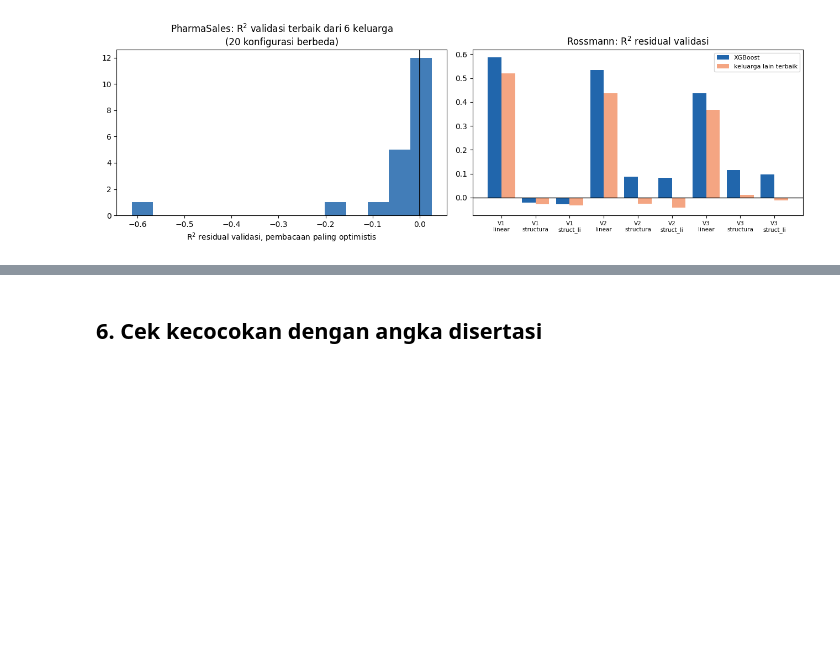
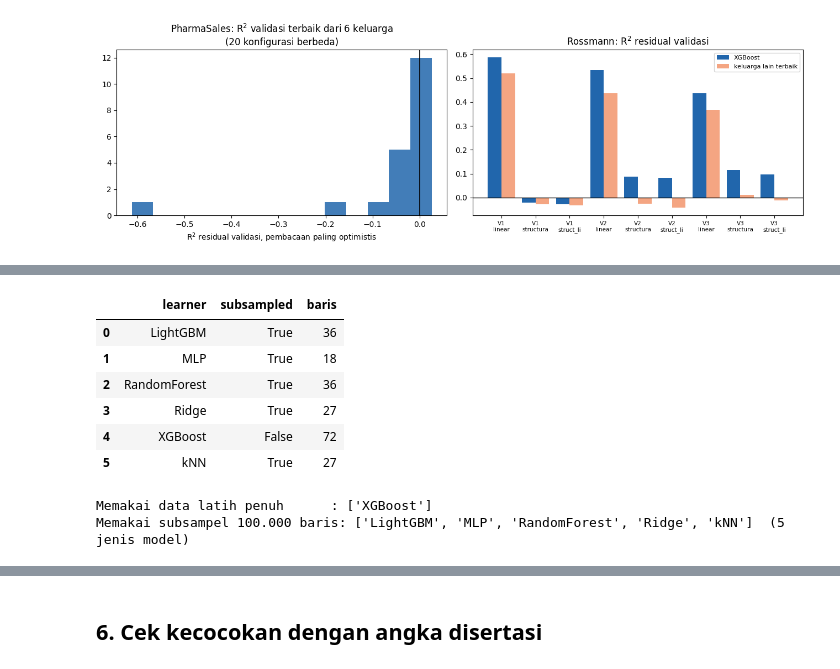
Before and after one commit to wahyuramadhandotcom/A-Hybrid-forecasting-model, a Jupyter notebook: notebooks/laporan/exp08_stabilitas_pemodel_residual.ipynb, the cells around one changed output, grey strips where cells are left out. Saved outputs shown, nothing was run; the diff lists cells and outputs as text; code cells hidden in the pictures; blank space fills up the shorter version.

```diff
--- a/notebooks/laporan/exp08_stabilitas_pemodel_residual.ipynb
+++ b/notebooks/laporan/exp08_stabilitas_pemodel_residual.ipynb
@@ -374,0 +404,21 @@ Rossmann di exp08 memakai subsampel 100.000 baris. Sel berikut membandingkannya
+# %%
+# Siapa yang disubsampel pada Rossmann? Kolom `subsampled` menjawabnya langsung.
+r8raw = raw8[raw8.config.str.startswith("rossmann")]
+sub = (r8raw.groupby(["learner", "subsampled"]).size()
+       .rename("baris").reset_index().sort_values("learner"))
+display(sub)
+print()
+n_full = sorted(r8raw[~r8raw.subsampled].learner.unique())
+n_sub = sorted(r8raw[r8raw.subsampled].learner.unique())
+print(f"Memakai data latih penuh      : {n_full}")
+print(f"Memakai subsampel 100.000 baris: {n_sub}  ({len(n_sub)} jenis model)")
+# %% [output]
+|  | learner | subsampled | baris |
+| 0 | LightGBM | True | 36 |
+| 1 | MLP | True | 18 |
+| 2 | RandomForest | True | 36 |
+| 3 | Ridge | True | 27 |
+| 4 | XGBoost | False | 72 |
+| 5 | kNN | True | 27 |
+Memakai data latih penuh      : ['XGBoost']
+Memakai subsampel 100.000 baris: ['LightGBM', 'MLP', 'RandomForest', 'Ridge', 'kNN']  (5 jenis model)
```
Also changed, not shown: parts of 11 cells of this notebook.
